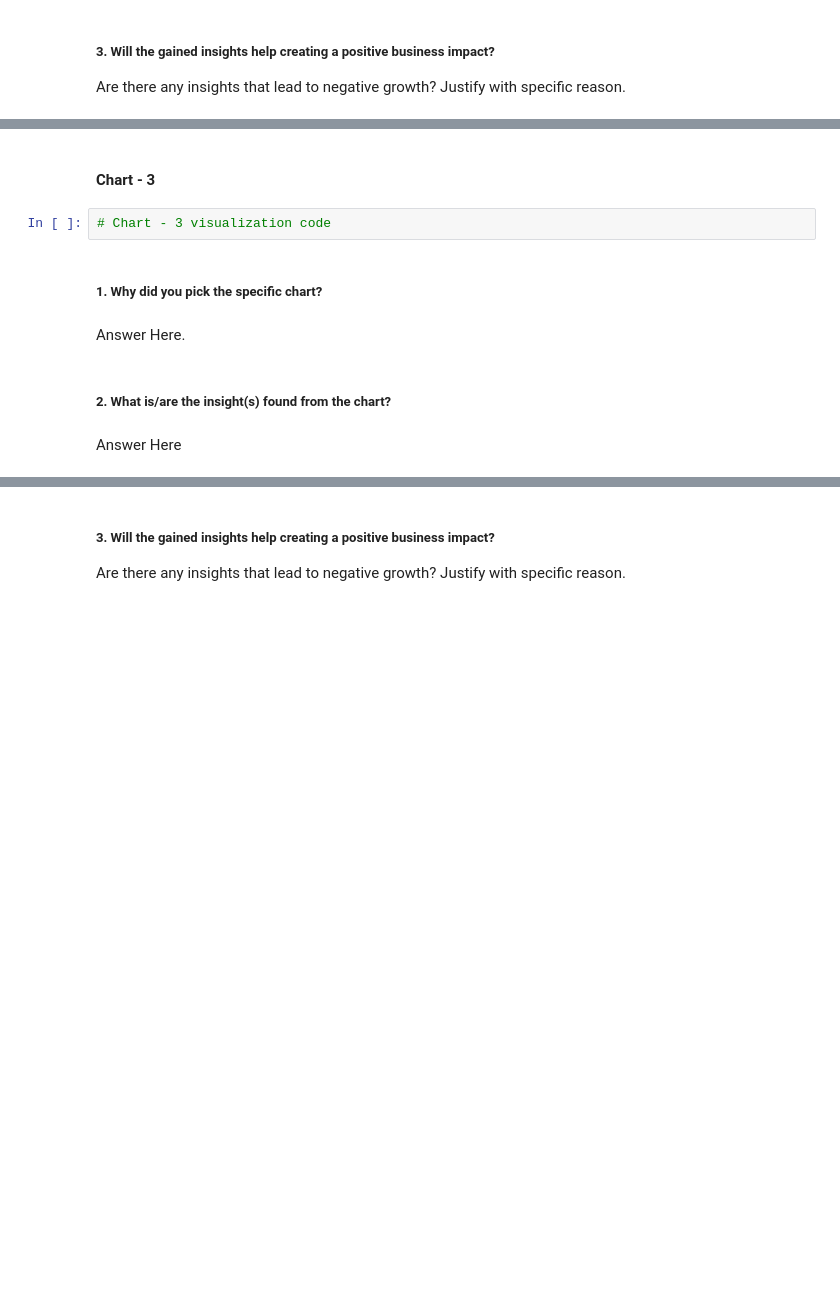
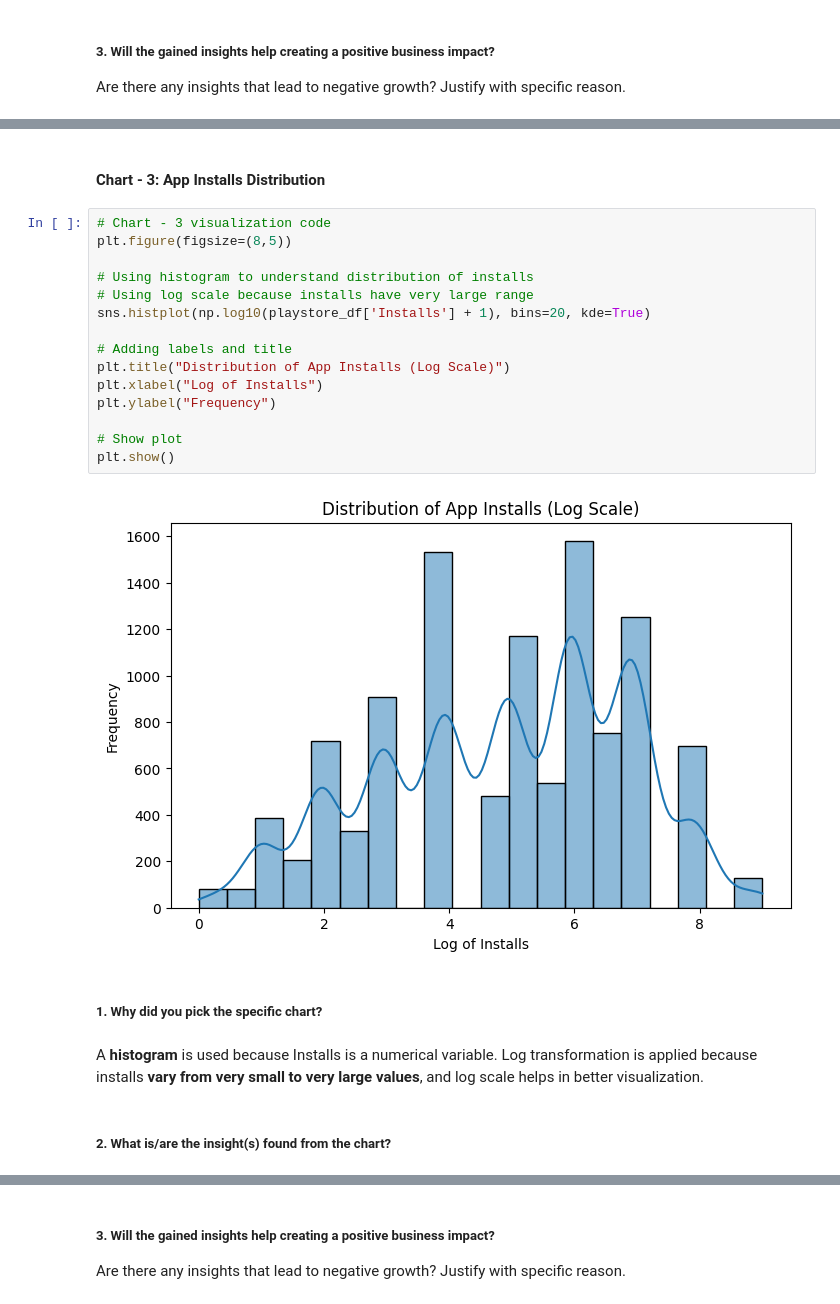
Before and after one commit to Chetanpatil71502/EDA-Play-Store-App-Review-Analysis, a Jupyter notebook: EDA_Play_Store_App_Review_Analysis.ipynb, the cells around one changed output, grey strips where cells are left out. Cells and saved outputs as stored; diff of their text form; blank space fills up the shorter version.

```diff
--- a/EDA_Play_Store_App_Review_Analysis.ipynb
+++ b/EDA_Play_Store_App_Review_Analysis.ipynb
@@ -518,12 +561,26 @@ Answer Here
 # %% [markdown]
-#### Chart - 3
+#### Chart - 3: App Installs Distribution
-# %%
-# Chart - 3 visualization code
+# %%
+# Chart - 3 visualization code
+plt.figure(figsize=(8,5))
+
+# Using histogram to understand distribution of installs
+# Using log scale because installs have very large range
+sns.histplot(np.log10(playstore_df['Installs'] + 1), bins=20, kde=True)
+
+# Adding labels and title
+plt.title("Distribution of App Installs (Log Scale)")
+plt.xlabel("Log of Installs")
+plt.ylabel("Frequency")
+
+# Show plot
+plt.show()
+# %% [output]
+[figure, added]
 # %% [markdown]
 ##### 1. Why did you pick the specific chart?
-# %% [markdown]
-Answer Here.
+# %% [markdown]
+A **histogram** is used because Installs is a numerical variable.
+Log transformation is applied because installs **vary from very small to very large values**, and log scale helps in better visualization.
 # %% [markdown]
 ##### 2. What is/are the insight(s) found from the chart?
-# %% [markdown]
-Answer Here
```
Also changed, not shown: parts of 22 cells of this notebook.
